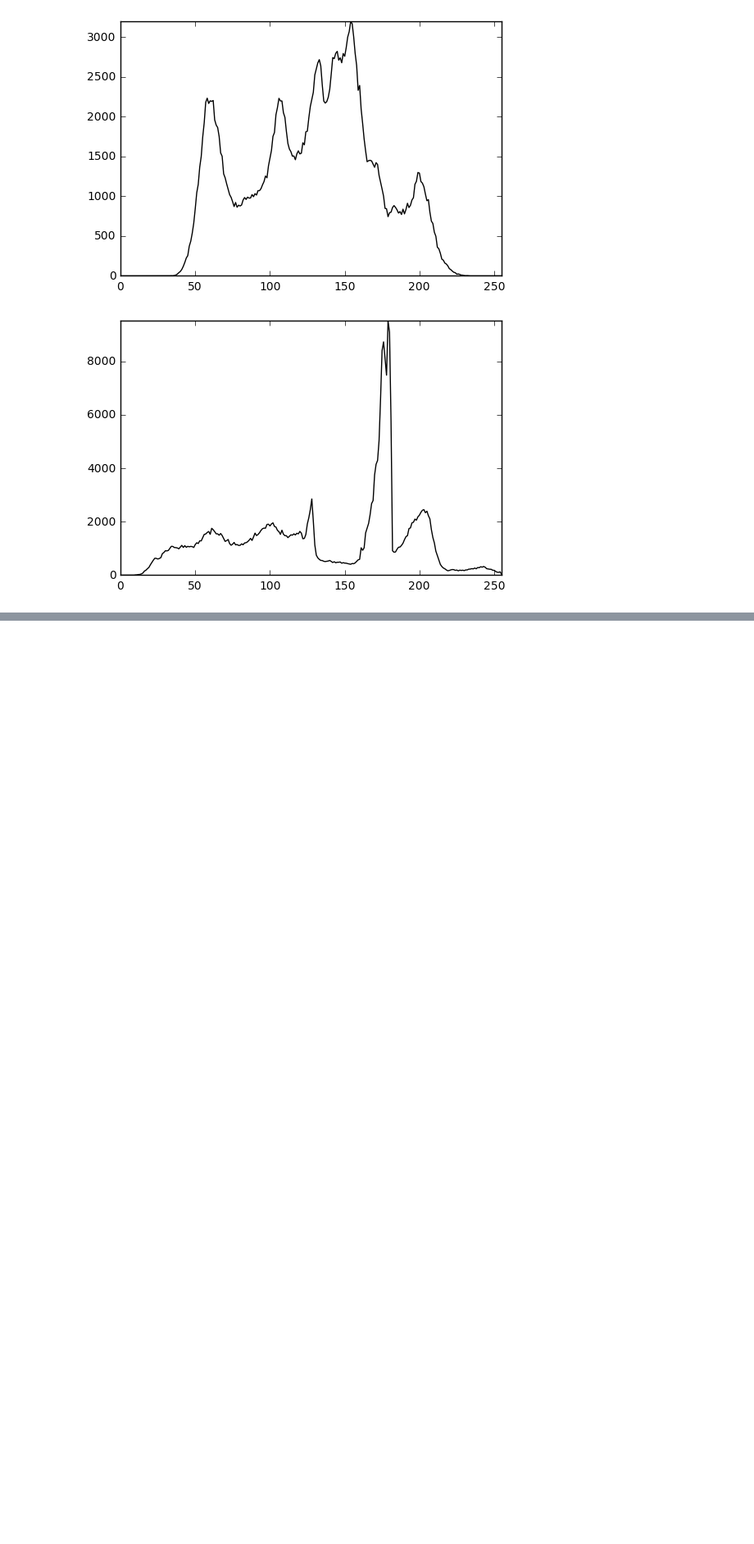
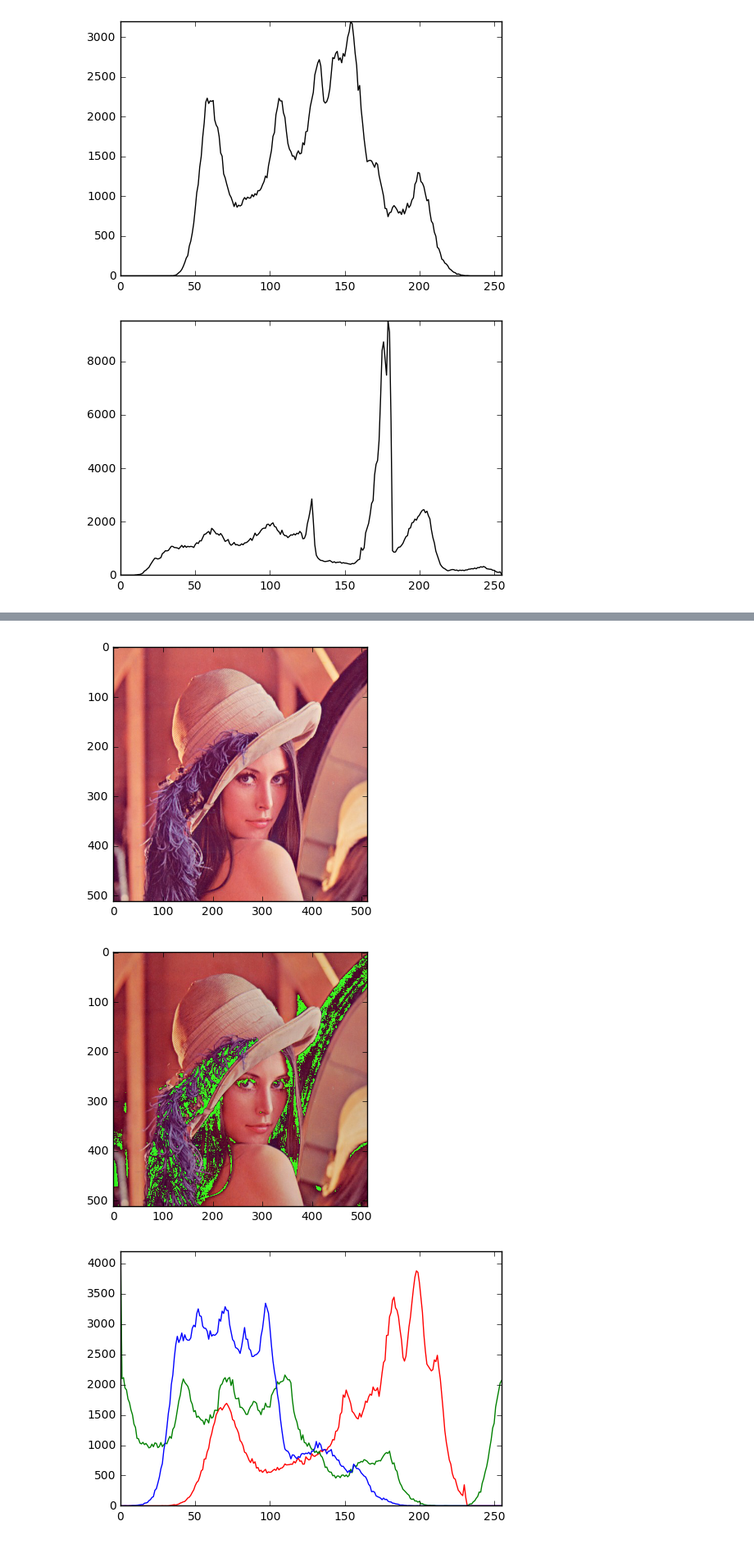
Before and after one commit to KotzMarsa/graphics-and-music-processing, a Jupyter notebook: lab4.ipynb, the cells around one changed output, grey strips where cells are left out. Shown at 82% size. Saved outputs shown, nothing was run; the diff lists cells and outputs as text; code cells hidden in the pictures; blank space fills up the shorter version.

```diff
--- a/lab4.ipynb
+++ b/lab4.ipynb
@@ -111,0 +156,11 @@ histogramrgb(streching (lena))
+# %%
+plt.imshow(lena)
+plt.show()
+lena2 = YCbCrtoRGB(streching(RGBtoYCbCr((lena))))
+plt.imshow(lena2)
+plt.show()
+histogramrgb(lena2)
+# %% [output]
+[figure, added]
+[figure, added]
+[figure, added]
```
Also changed, not shown: parts of 7 cells of this notebook, 13 other files.
